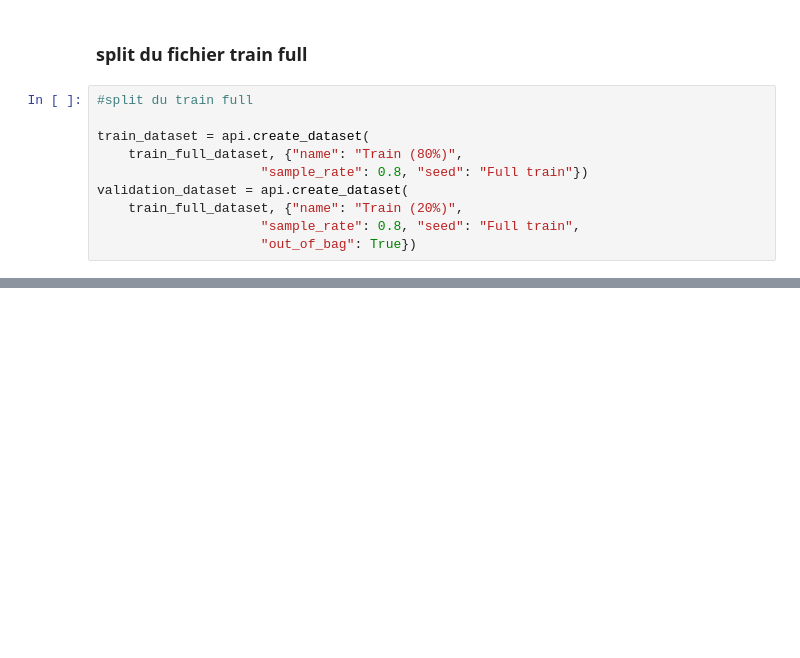
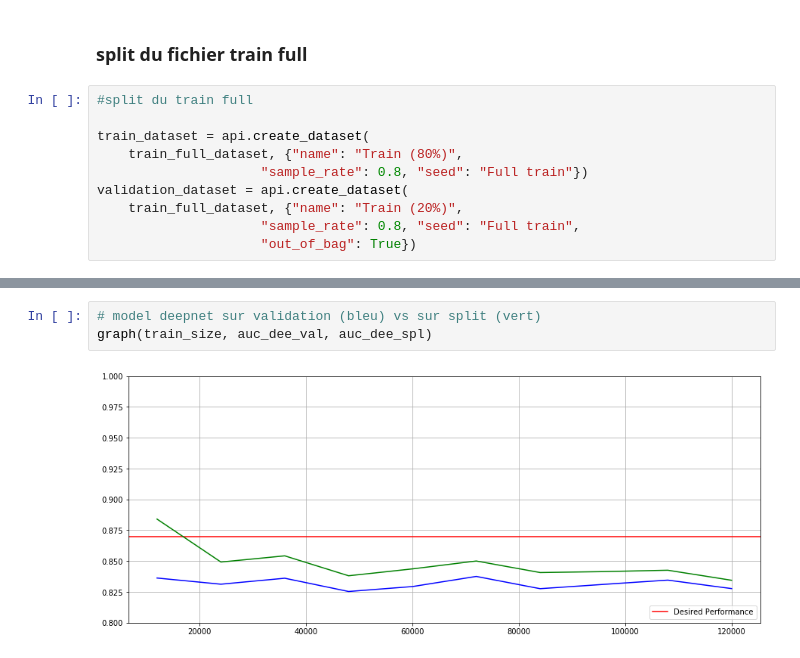
Before and after one commit to Simplon-IA-Bdx-1/house-prices-damien-laurent, a Jupyter notebook: Auc_split.ipynb, the cells around one changed output, grey strips where cells are left out. Cells and saved outputs as stored; diff of their text form; blank space fills up the shorter version.

```diff
--- a/Auc_split.ipynb
+++ b/Auc_split.ipynb
@@ -101,0 +427,5 @@ auc_deepnet
+# %%
+# model deepnet sur validation (bleu) vs sur split (vert)
+graph(train_size, auc_dee_val, auc_dee_spl)
+# %% [output]
+[figure, added]
```
Also changed, not shown: parts of 42 cells of this notebook, 42 other files.
